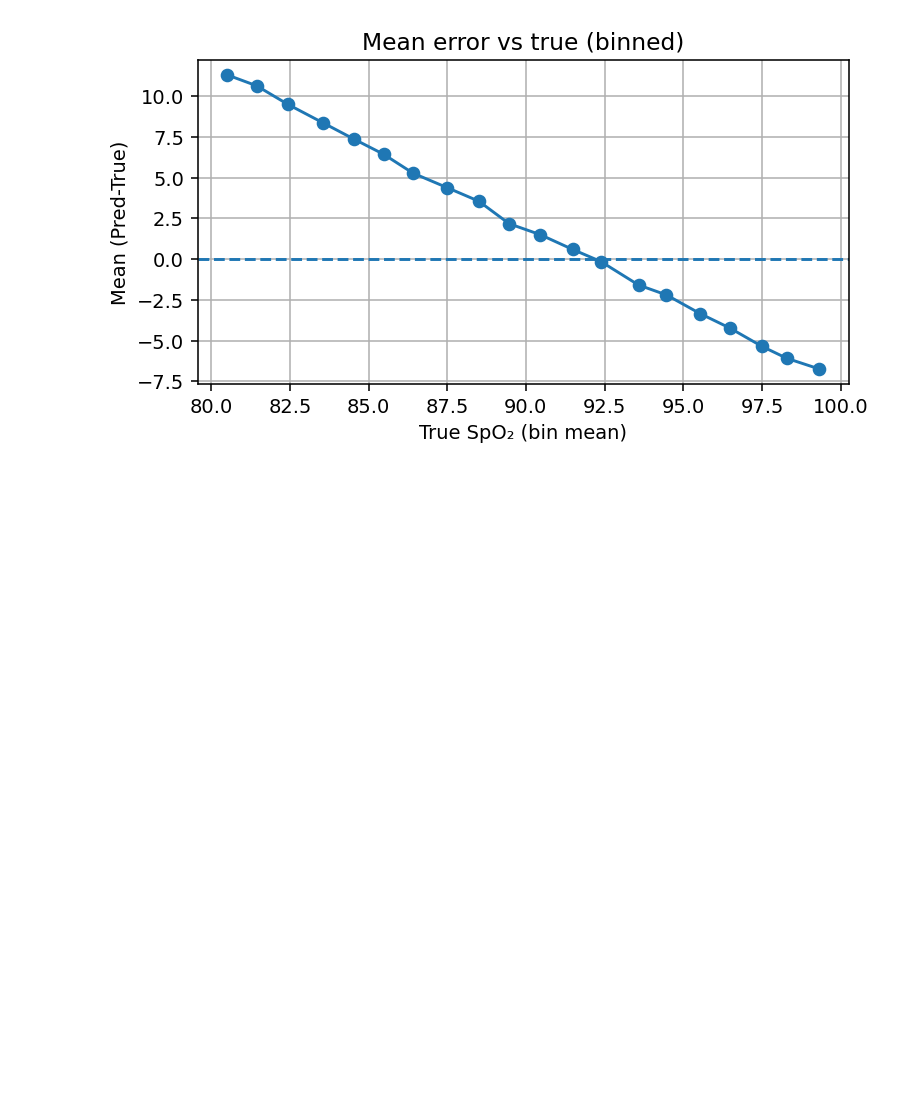
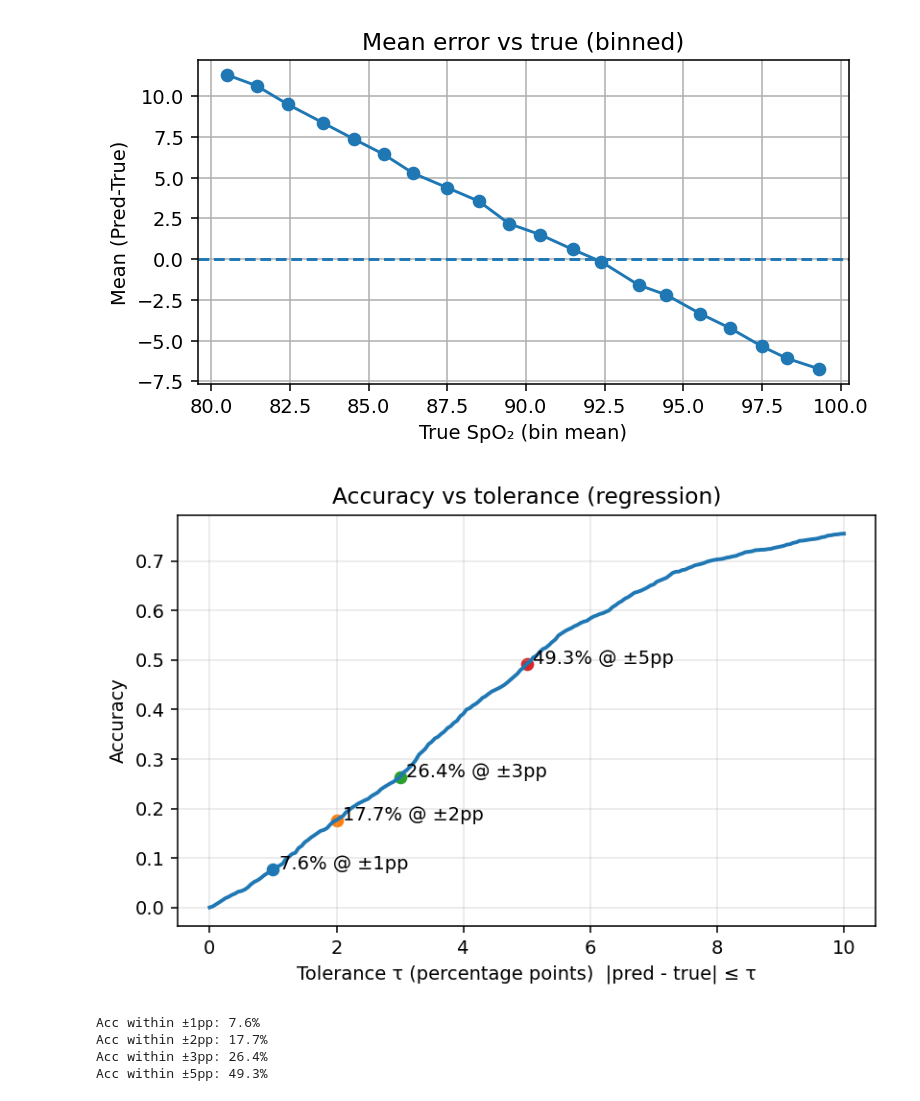
Before and after one commit to 1111katy/blood-oxygen-model, a Jupyter notebook: notebooks/model.ipynb, the cells around one changed output. Saved outputs shown, nothing was run; the diff lists cells and outputs as text; code cells hidden in the pictures; blank space fills up the shorter version.

```diff
--- a/notebooks/model.ipynb
+++ b/notebooks/model.ipynb
@@ -295,3 +295,45 @@ plt.title("Mean error vs true (binned)"); plt.show()
 [figure]
 [figure]
 [figure]
+# %%
+# --- Accuracy vs tolerance curve (a.k.a. cumulative error distribution) ---
+import numpy as np, matplotlib.pyplot as plt
+
+y_true = np.asarray(y_true).ravel()
+y_pred = np.asarray(y_pred).ravel()
+m = np.isfinite(y_true) & np.isfinite(y_pred)
+y_true, y_pred = y_true[m], y_pred[m]
+
+abs_err = np.abs(y_pred - y_true)          # error in percentage points (pp)
+taus = np.linspace(0.0, 10.0, 201)         # 0~10 pp
+acc = (abs_err[:, None] <= taus[None, :]).mean(axis=0)
+
+plt.figure(figsize=(6,4), dpi=140)
+plt.plot(taus, acc, lw=2)
+plt.xlabel("Tolerance τ (percentage points)  |pred - true| ≤ τ")
+plt.ylabel("Accuracy")
+plt.title("Accuracy vs tolerance (regression)")
+plt.grid(alpha=0.3)
+
+# Annotate a few typical tolerances
+for t in [1, 2, 3, 5]:
+    i = np.searchsorted(taus, t)
+    plt.scatter([taus[i]], [acc[i]])
+    plt.text(taus[i]+0.1, acc[i], f"{acc[i]*100:.1f}% @ ±{t}pp")
+
+plt.tight_layout(); plt.show()
+
+# Print key points as numbers
+def tol_acc(t):
+    i = np.searchsorted(taus, t)
+    return acc[i]
+print(f"Acc within ±1pp: {tol_acc(1)*100:.1f}%")
+print(f"Acc within ±2pp: {tol_acc(2)*100:.1f}%")
+print(f"Acc within ±3pp: {tol_acc(3)*100:.1f}%")
+print(f"Acc within ±5pp: {tol_acc(5)*100:.1f}%")
+# %% [output]
+[figure, added]
+Acc within ±1pp: 7.6%
+Acc within ±2pp: 17.7%
+Acc within ±3pp: 26.4%
+Acc within ±5pp: 49.3%
```
Also changed, not shown: parts of 3 cells of this notebook.
